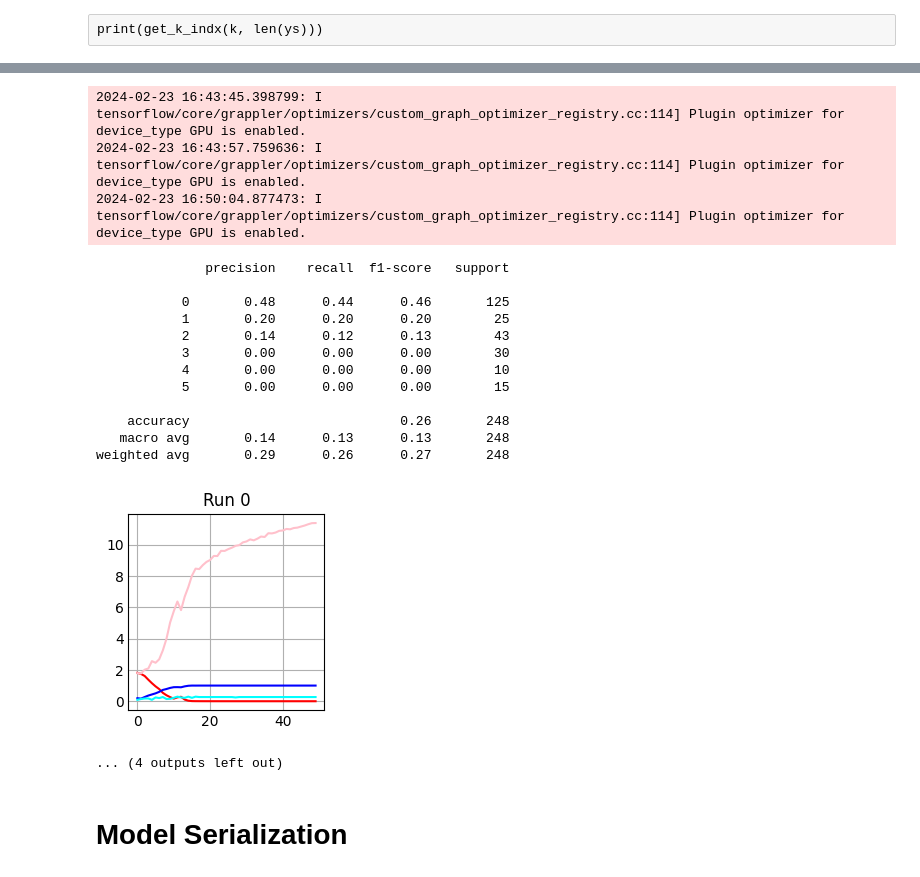
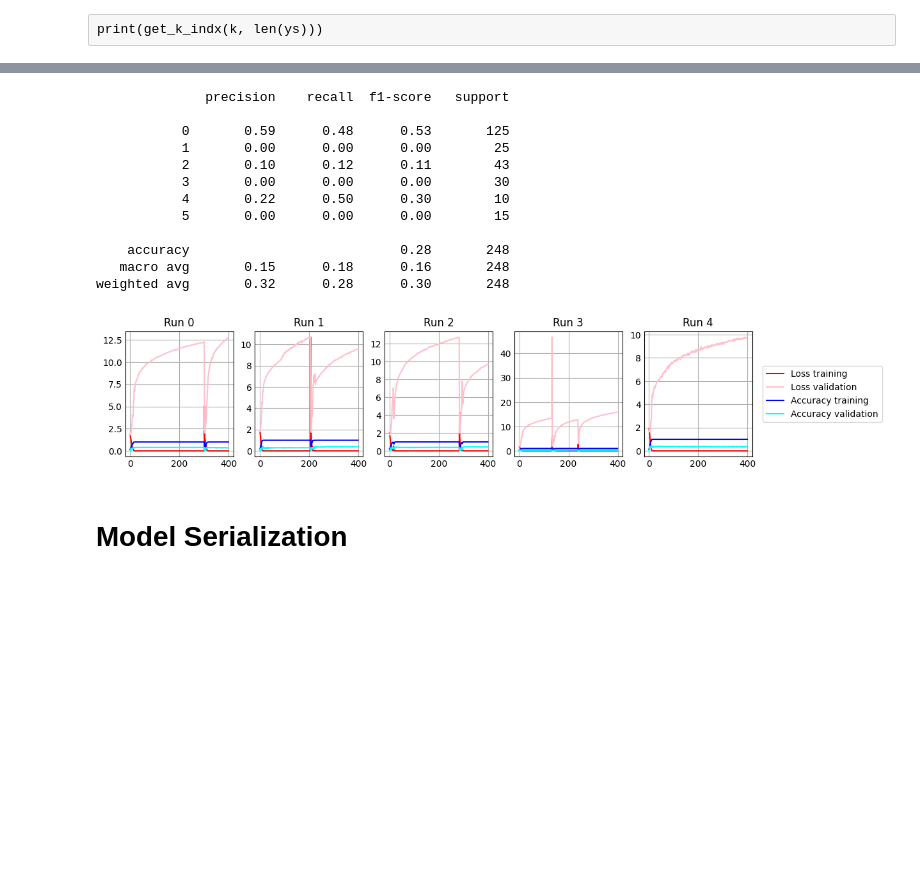
Before and after one commit to Arisiru/research-face-excercises-dynamics, a Jupyter notebook: src/Modeling_exp_TPCNN_session.ipynb, the cells around one changed output, grey strips where cells are left out. Cells and saved outputs as stored; diff of their text form; code cells hidden in the pictures; blank space fills up the shorter version.

```diff
--- a/src/Modeling_exp_TPCNN_session.ipynb
+++ b/src/Modeling_exp_TPCNN_session.ipynb
@@ -263,14 +257,12 @@ def get_regional_cnn(inputLayer):
     return m
 # %%
 def get_global_cnn(inputLayer):
-    chanDim = -1
-
-    m = Conv1D(21, (6), padding='same', activation='relu')(inputLayer)
-    m = AveragePooling1D((2))(m)
-    m = Conv1D(9, (6), padding='same', activation='relu')(m)
-    m = Conv1D(9, (16), padding='same', activation='relu')(m)
-    m = AveragePooling1D((2))(m)
-    m = Conv1D(3, (16), padding='same', activation='relu')(m)
+    m = Conv1D(6, 21, padding='same', activation='relu')(inputLayer)
+    m = AveragePooling1D(3)(m)
+    m = Conv1D(6, 9, padding='same', activation='relu')(m)
+    m = Conv1D(16, 9, padding='same', activation='relu')(m)
+    m = AveragePooling1D(3)(m)
+    m = Conv1D(16, 3, padding='same', activation='relu')(m)
     m = Dense(128, activation="relu")(m)
     m = Dropout(0.5)(m)
     m = Flatten()(m)
@@ -346,8 +341,8 @@ val = 0.2
 test = 0.2
 # %%
 VERBOSE = 0
-EPOCHS = 50
-BATCH_SIZE = 32
+EPOCHS = 400
+BATCH_SIZE = 64
 # %%
 from sklearn.model_selection import KFold
 # %%
@@ -372,6 +367,10 @@ print(get_k_indx(k, len(ys)))
 # %%
 indxs = get_k_indx(k, len(ys))
 models = []
+
+fig, axs = plt.subplots(1,5,figsize=(10,2))
+colors = ['red', 'pink', 'blue', 'cyan']
+labels = ['Loss training', 'Loss validation', 'Accuracy training', 'Accuracy validation']
 
 for i in range(k_limit):
     train_indx, val_indx, test_indx  = indxs[i]
@@ -409,7 +408,7 @@ for i in range(k_limit):
     for indx, value in enumerate(class_weights):
         weight_training_classes[available_classes[indx]] = value
 
-    print(weight_training_classes)
+    #print(weight_training_classes)
 
     model = get_model()
 
@@ -441,12 +440,11 @@ for i in range(k_limit):
     val_acc    = hist.history['val_accuracy']
     xc         = range(len(hist.history['loss']))
 
-    plt.figure()
-    plt.title(f'Run {i}')
-    plt.plot(xc, train_loss, color='red')
-    plt.plot(xc, val_loss, color='pink')
-    plt.plot(xc, train_acc, color='blue')
-    plt.plot(xc, val_acc, color='cyan')
+    axs[i].set_title(f'Run {i}')
+    axs[i].plot(xc, train_loss, color=colors[0], label=labels[0])
+    axs[i].plot(xc, val_loss, color=colors[1], label=labels[1])
+    axs[i].plot(xc, train_acc, color=colors[2], label=labels[2])
+    axs[i].plot(xc, val_acc, color=colors[3], label=labels[3])
 
     y_pred = model.predict([
         xs_global_i_test,
@@ -455,4 +453,11 @@ for i in range(k_limit):
     y_pred_bool = np.argmax(y_pred, axis=1)
 
     print(classification_report(ys_i_test, y_pred_bool))
+
+
+fig.legend(labels, ncol=1, bbox_to_anchor=(1.2,0.5), loc="center right", fontsize=10,
+           bbox_transform=plt.gcf().transFigure)
+
+plt.show()
+fig.savefig(f'tpcnn_sessions_runs_01-{int(time.time())}.svg', format='svg', dpi=1200)
 # %% [output]
@@ -528,20 +528,16 @@ weighted avg       0.37      0.33      0.35       248
-2024-02-23 16:43:45.398799: I tensorflow/core/grappler/optimizers/custom_graph_optimizer_registry.cc:114] Plugin optimizer for device_type GPU is enabled.
-2024-02-23 16:43:57.759636: I tensorflow/core/grappler/optimizers/custom_graph_optimizer_registry.cc:114] Plugin optimizer for device_type GPU is enabled.
-2024-02-23 16:50:04.877473: I tensorflow/core/grappler/optimizers/custom_graph_optimizer_registry.cc:114] Plugin optimizer for device_type GPU is enabled.
+              precision    recall  f1-score   support
+
+           0       0.59      0.48      0.53       125
+           1       0.00      0.00      0.00        25
+           2       0.10      0.12      0.11        43
+           3       0.00      0.00      0.00        30
+           4       0.22      0.50      0.30        10
+           5       0.00      0.00      0.00        15
+
+    accuracy                           0.28       248
+   macro avg       0.15      0.18      0.16       248
+weighted avg       0.32      0.28      0.30       248
-              precision    recall  f1-score   support
-
-           0       0.48      0.44      0.46       125
-           1       0.20      0.20      0.20        25
-           2       0.14      0.12      0.13        43
-           3       0.00      0.00      0.00        30
-           4       0.00      0.00      0.00        10
-           5       0.00      0.00      0.00        15
-
-    accuracy                           0.26       248
-   macro avg       0.14      0.13      0.13       248
-weighted avg       0.29      0.26      0.27       248
-[figure, old version]
+[figure, new version]
-... (4 outputs left out)
 # %% [markdown]
 # Model Serialization
 # %%
```
Also changed, not shown: parts of 5 cells of this notebook, 17 other files.
